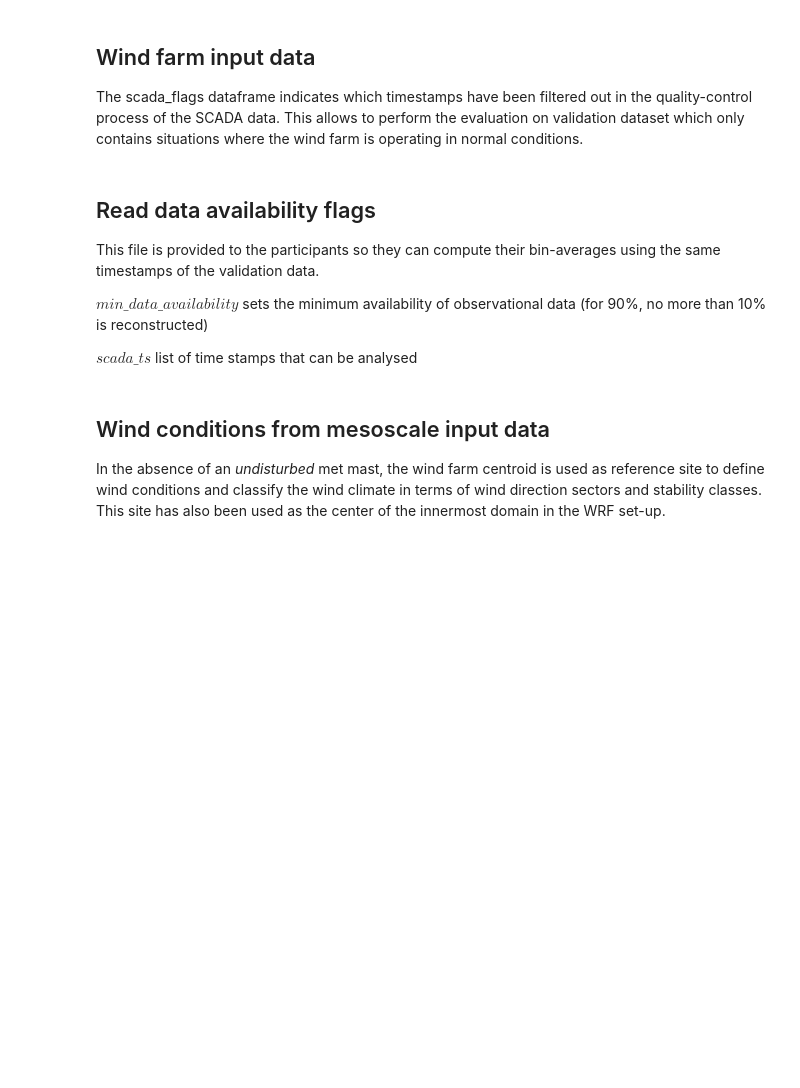
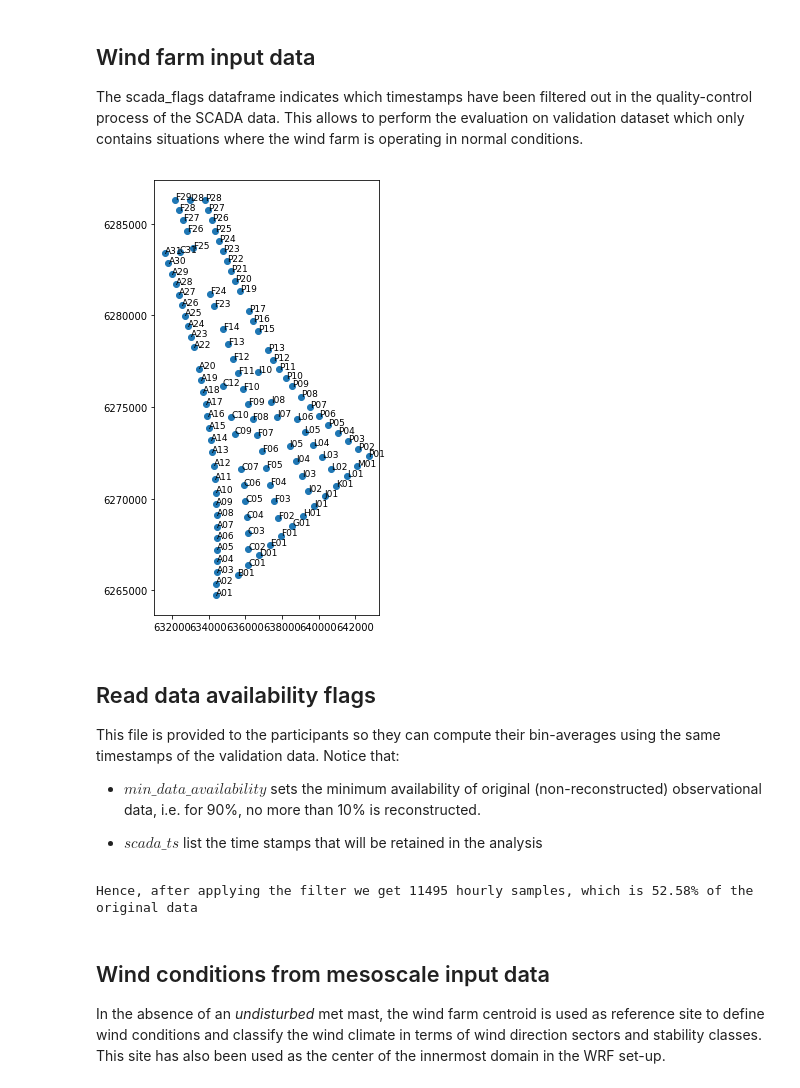
Before and after one commit to CENER-EPR/OWAbench, a Jupyter notebook: Anholt_ArrayEfficiency.ipynb, the cells around one changed output. Drawn from its saved outputs; the diff is of its cells as text; code cells hidden in the pictures; blank space fills up the shorter version.

```diff
--- a/Anholt_ArrayEfficiency.ipynb
+++ b/Anholt_ArrayEfficiency.ipynb
@@ -38,36 +35,43 @@ The scada_flags dataframe indicates which timestamps have been filtered out in t
 # %%
 # setup
 datefrom = time_stamp(2013,1,1,0,0,0)    # evaluation period
 dateto = time_stamp(2015,6,30,23,0,0)    # evaluation period
 
 siteID = 'Anholt'
 Hhub = 81.6         # hub-height
 Drot = 120          # rotor diameter
 lat_ref = 56.6      # degrees N
 lon_ref = 11.2      # degrees E
 
 # Load manufacturer's power curve
 pwr_curve_file = pd.read_csv('./inputs/Anholt_pwc.csv', sep = ';')
 pwr_curve_file['power'] = pwr_curve_file['power']/1000 # scale to MW
 pwr_curve = interpolate.interp1d(pwr_curve_file['U'].values.flatten(),pwr_curve_file['power'].values.flatten(),
                                 bounds_error = False, fill_value = 0)
 # when converting power to speed use the rev_pwr_curve
 ###rev_pwr_curve = interpolate.interp1d(pwr_curve_file['power'].values.flatten(),pwr_curve_file['U'].values.flatten())
 
 # Load wind farm layout data
 turbines = pd.read_csv("inputs/Anholt_layout.csv")
-plot_wf_layout(turbines['X coordinate'], turbines['Y coordinate'],labels = turbines['VDC ID'])
+plot_wf_layout(turbines['X coordinate'], turbines['Y coordinate'],labels = turbines['VDC ID'], figsize=(12,8))
+# %% [output]
+[figure, added]
 # %% [markdown]
 ## Read data availability flags
-This file is provided to the participants so they can compute their bin-averages using the same timestamps of the validation data.
+This file is provided to the participants so they can compute their bin-averages using the same timestamps of the validation data. Notice that:
 
-$min\_data\_availability$ sets the minimum availability of observational data (for 90%, no more than 10% is reconstructed)
+* $min\_data\_availability$ sets the minimum availability of original (non-reconstructed) observational data, i.e. for 90%, no more than 10% is reconstructed.
 
-$scada\_ts$ list of time stamps that can be analysed
+* $scada\_ts$ list the time stamps that will be retained in the analysis
 # %%
 scada_flags = pd.read_csv('./inputs/obs_flags.csv', index_col = 'time')
+Ntot = scada_flags.shape[0]     # total number of samples in the scada dataset
 min_data_availability = 90 # minimum data availability in %
 scada_ts = flags_to_ts(scada_flags, min_data_availability) # generate a list of accepted time series
+
+print("Hence, after applying the filter we get %d hourly samples, which is %.2f%% of the original data" % (scada_ts.shape[0],scada_ts.shape[0]*100/Ntot))
+# %% [output]
+Hence, after applying the filter we get 11495 hourly samples, which is 52.58% of the original data
 # %% [markdown]
 ## Wind conditions from mesoscale input data
 In the absence of an *undisturbed* met mast, the wind farm centroid is used as reference site to define wind conditions and classify the wind climate in terms of wind direction sectors and stability classes. This site has also been used as the center of the innermost domain in the WRF set-up.
```
Also changed, not shown: parts of 43 cells of this notebook, 2 other files.
